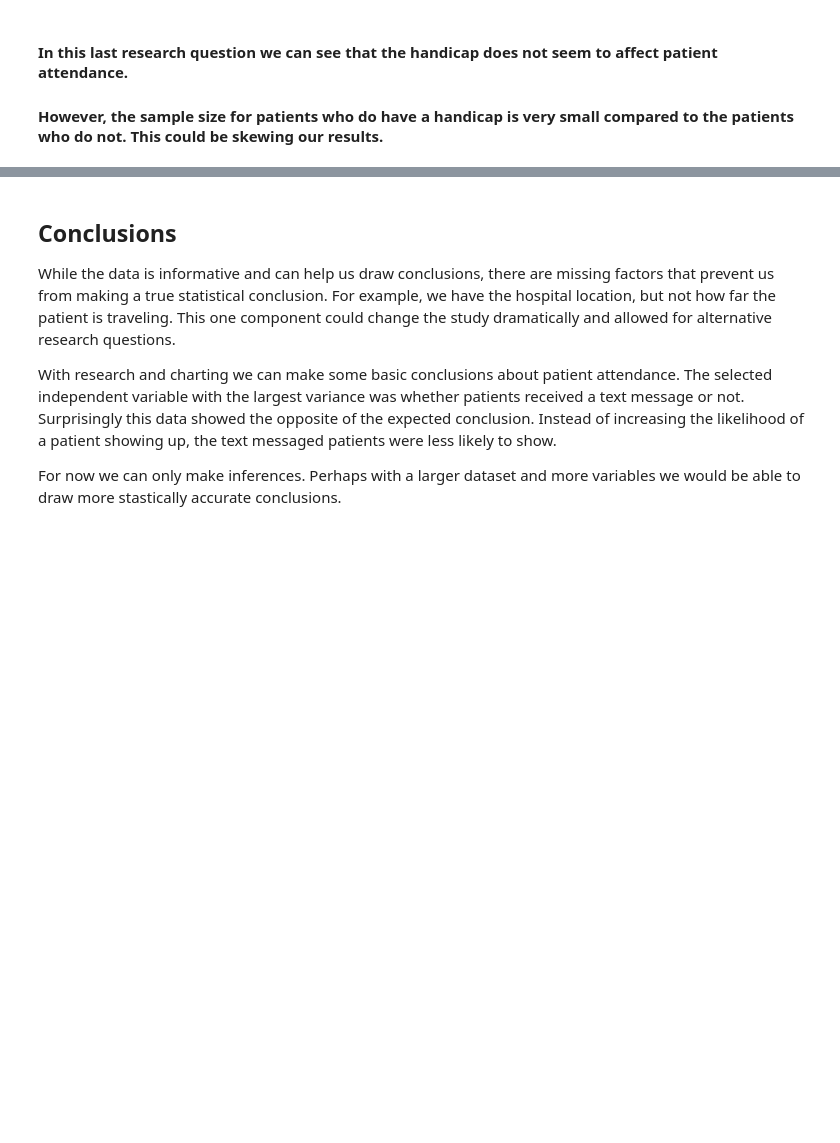
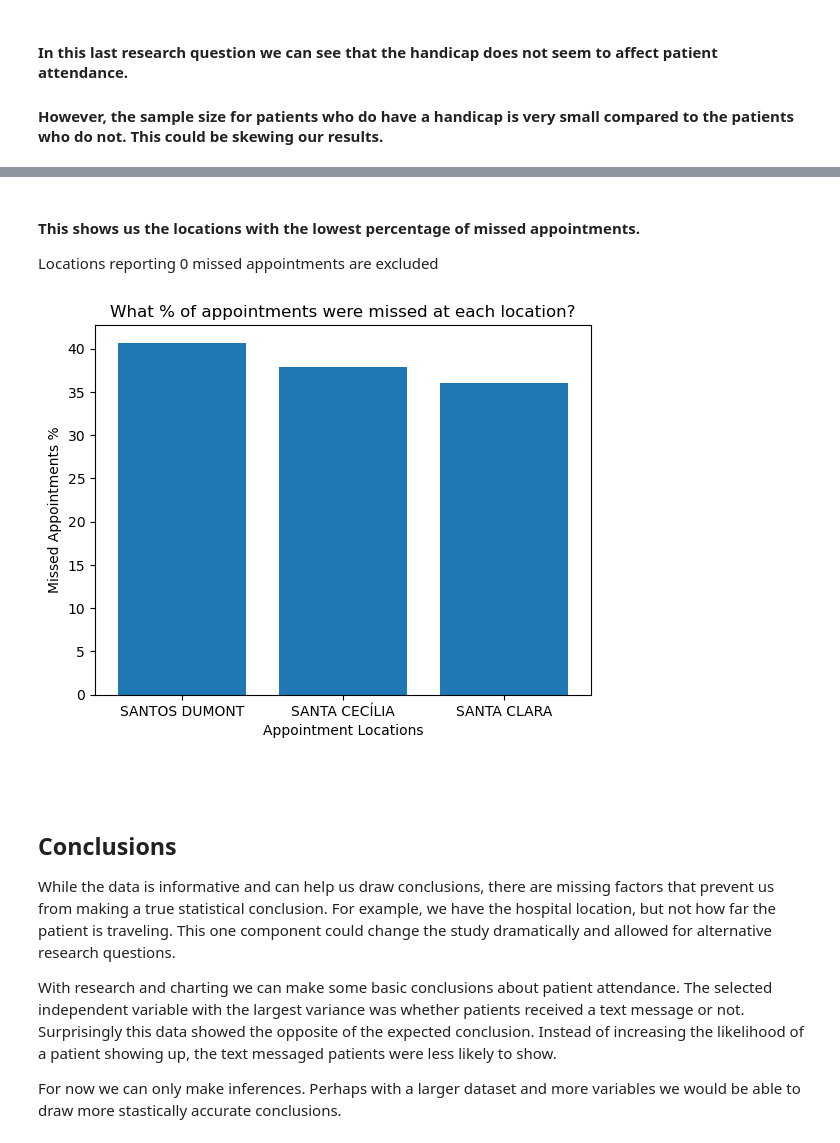
Before and after one commit to Steelsouls/investigate-dataset, a Jupyter notebook: brubin-investigate-dataset.ipynb, the cells around one changed output, grey strips where cells are left out. Drawn from its saved outputs; the diff is of its cells as text; code cells hidden in the pictures; blank space fills up the shorter version.

```diff
--- a/brubin-investigate-dataset.ipynb
+++ b/brubin-investigate-dataset.ipynb
@@ -299,3 +329,19 @@ plt.show()
+# %% [markdown]
+#### This shows us the locations with the lowest percentage of missed appointments.
+Locations reporting 0 missed appointments are excluded
+# %%
+df_location_averages.sort_values('NoShowPercent', ascending=False, inplace=True)
+
+# Plot a bar graph showing the lowest percent of no-shows per location using
+plt.bar(df_location_averages['AppointmentLocation'].head(3), df_location_averages['NoShowPercent'].head(3))
+plt.xlabel('Appointment Locations')
+plt.ylabel('Missed Appointments %')
+plt.title('What % of appointments were missed at each location?')
+plt.show()
+# %% [output]
+[figure, added]
+# %% [markdown]
+##
 # %% [markdown]
 <a id='conclusions'></a>
 ## Conclusions
```
Also changed, not shown: parts of 6 cells of this notebook.
